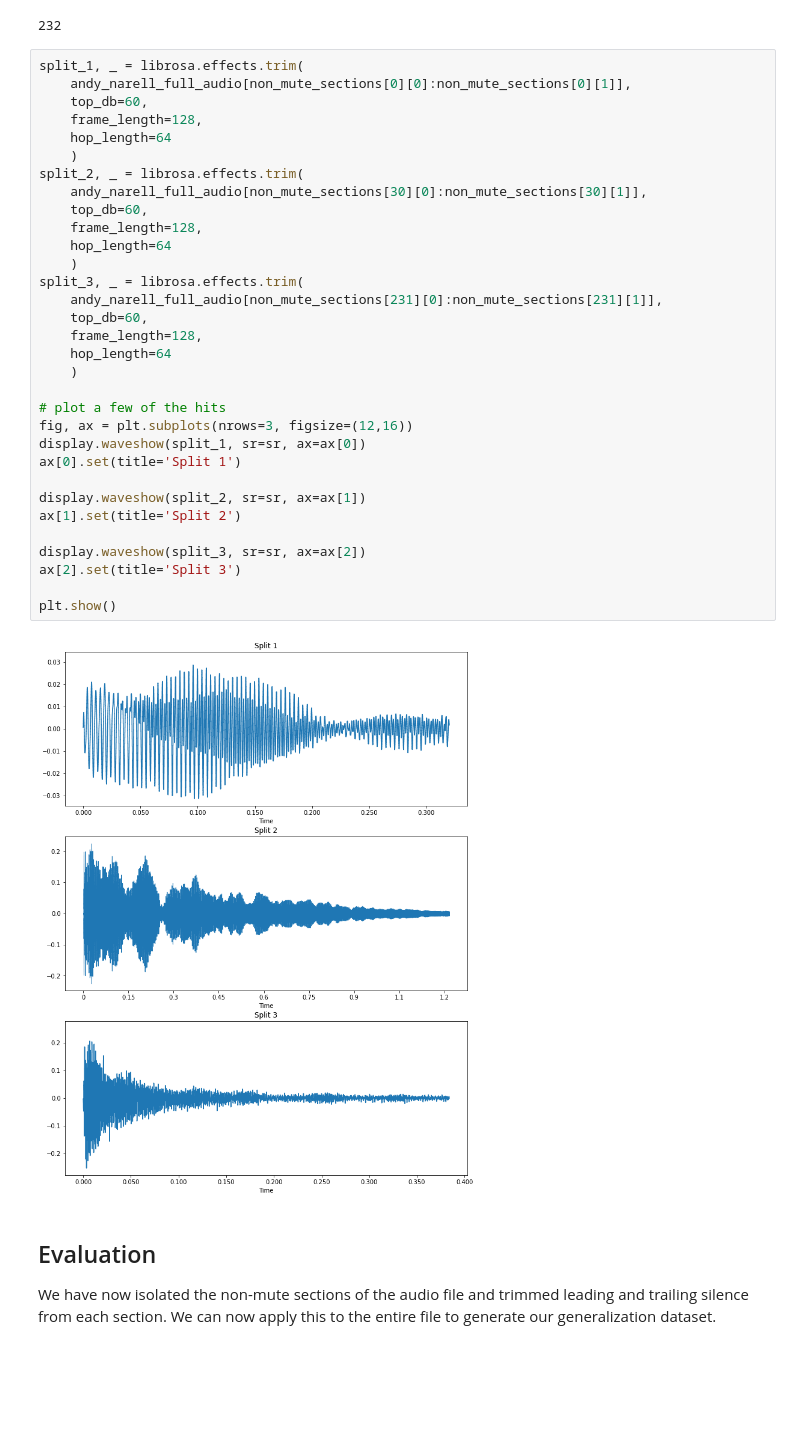
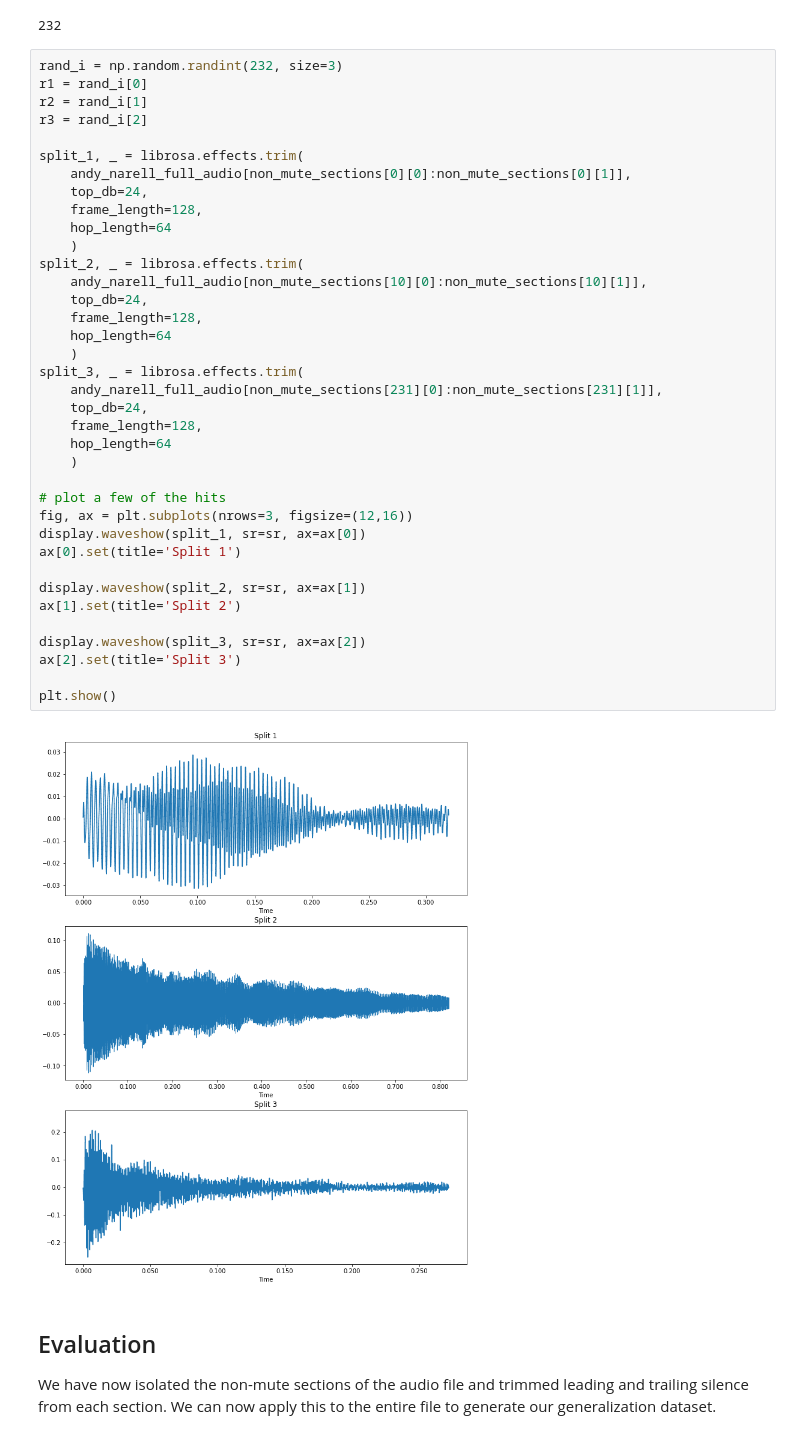
Before and after one commit to malloyca/steelpan-pitch-private, a Jupyter notebook: onset-pitch/steelpan_onset.ipynb, the cells around one changed output. Cells and saved outputs as stored; diff of their text form; blank space fills up the shorter version.

```diff
--- a/onset-pitch/steelpan_onset.ipynb
+++ b/onset-pitch/steelpan_onset.ipynb
@@ -1929,39 +1929,44 @@ print(len(non_mute_sections))
 # %% [output]
 232
 # %%
+rand_i = np.random.randint(232, size=3)
+r1 = rand_i[0]
+r2 = rand_i[1]
+r3 = rand_i[2]
+
 split_1, _ = librosa.effects.trim(
     andy_narell_full_audio[non_mute_sections[0][0]:non_mute_sections[0][1]],
-    top_db=60,
+    top_db=24,
     frame_length=128,
     hop_length=64
     )
 split_2, _ = librosa.effects.trim(
-    andy_narell_full_audio[non_mute_sections[30][0]:non_mute_sections[30][1]],
-    top_db=60,
+    andy_narell_full_audio[non_mute_sections[10][0]:non_mute_sections[10][1]],
+    top_db=24,
     frame_length=128,
     hop_length=64
     )
 split_3, _ = librosa.effects.trim(
     andy_narell_full_audio[non_mute_sections[231][0]:non_mute_sections[231][1]],
-    top_db=60,
+    top_db=24,
     frame_length=128,
     hop_length=64
     )
 
 # plot a few of the hits
 fig, ax = plt.subplots(nrows=3, figsize=(12,16))
 display.waveshow(split_1, sr=sr, ax=ax[0])
 ax[0].set(title='Split 1')
 
 display.waveshow(split_2, sr=sr, ax=ax[1])
 ax[1].set(title='Split 2')
 
 display.waveshow(split_3, sr=sr, ax=ax[2])
 ax[2].set(title='Split 3')
 
 plt.show()
 # %% [output]
-[figure, old version]
+[figure, new version]
 # %% [markdown]
 ## Evaluation
 
```
Also changed, not shown: parts of 34 cells of this notebook.
